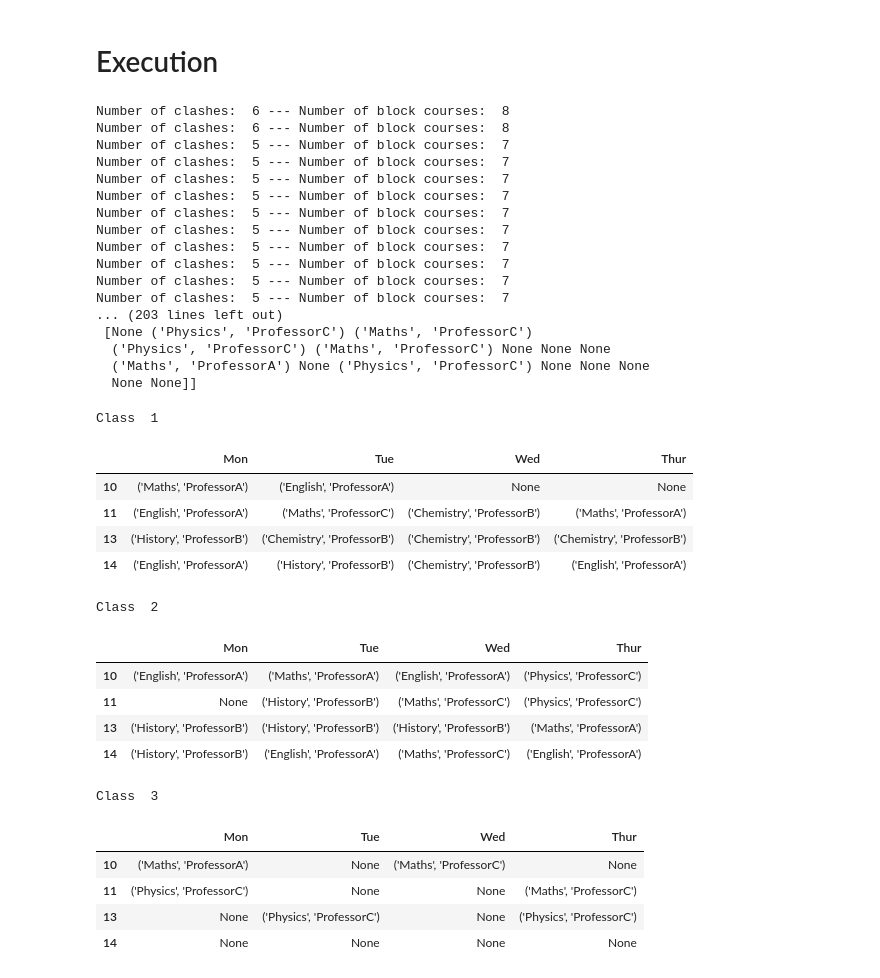
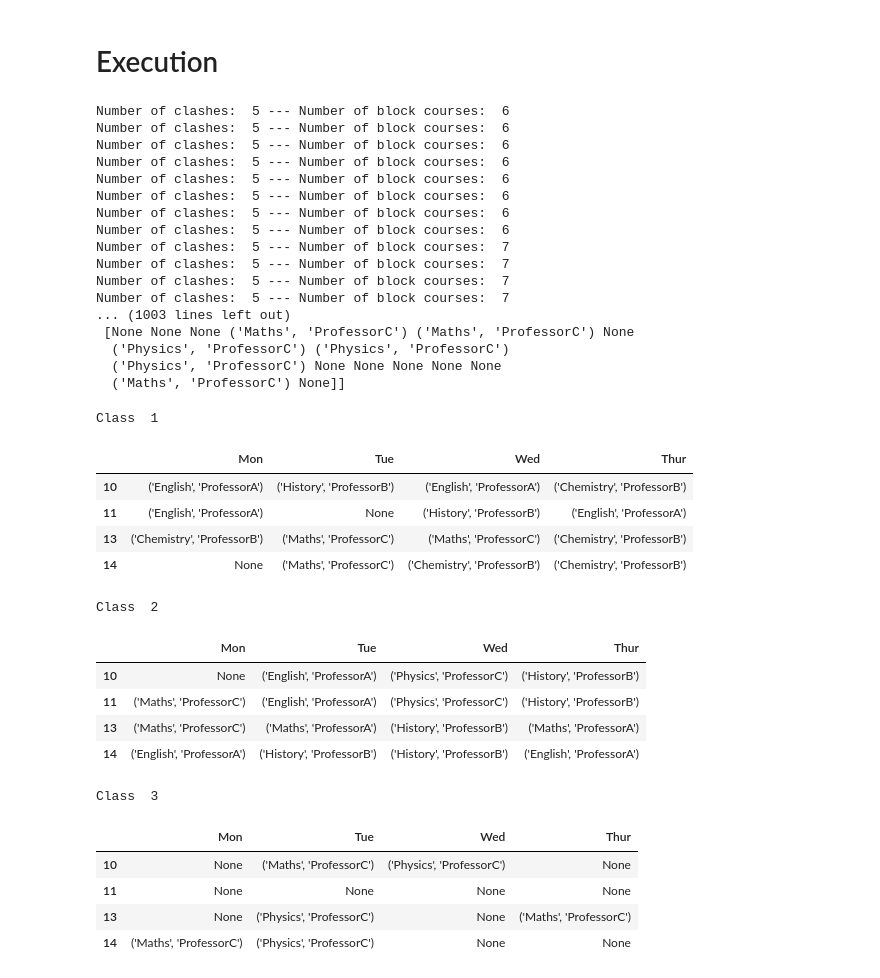
Before and after one commit to claredavies/ArtificialIntelligience, a Jupyter notebook: ComputationalIntelligienceAssignment2.ipynb, the cells around one changed output. Saved outputs shown, nothing was run; the diff lists cells and outputs as text; code cells hidden in the pictures.

```diff
--- a/ComputationalIntelligienceAssignment2.ipynb
+++ b/ComputationalIntelligienceAssignment2.ipynb
@@ -79,10 +79,12 @@ print(teacher_subject_array)
 # dictionary generated for convenience
 
 # random availability list
-aval_list = []
+aval_list = [True for _ in range(len(singleTimetable))]
 for i in range(len(singleTimetable)):
+  pass
   # Marti - This is potentially a really bad idea xd
-  aval_list.append(random.choice([True,False]))
+  #aval_list.append(random.choice([True,False]))
+
 
 teachers_dict = dict((t, {
                         'Avaliability' : aval_list,  # Maybe is just enought with the number of hours assignable per day
@@ -254,6 +256,12 @@ def calClashes(pop):
         if(pop[(j-1)][i] == pop[j][i]) or pop[(j-1)][i][1] == pop[j][i][1]: # check if we have the same class at the same time or one teacher is assigned in two classes at the same time
         #if(pop[(j-1)][i][1] == pop[j][i][1]): # Marti - Just check the teacher
             clash = clash + 1
+  for i in range(num_timetable_slots):
+    for j in range( num_classes):
+        if(pop[j][i] != None):
+            # If that teacher is not avaliable at that time
+            if(not(teachers_dict[pop[j][i][1]]['Avaliability'][i])):
+                clash = clash + 1
   return clash
 # %%
 def numOfBlockClass(schedules):
@@ -511,47 +519,47 @@ def topandas_schedule(output):
 # Execution
 # %%
 intial_population_size = 50
-num_generations = 200
+num_generations = 1000
 
 output = evolutionary_algo(class_subject_hours_dataframe, teacher_subject_dataframe, singleTimetable, intial_population_size, num_generations)
 # %% [output]
-Number of clashes:  6 --- Number of block courses:  8
-Number of clashes:  6 --- Number of block courses:  8
+Number of clashes:  5 --- Number of block courses:  6
+Number of clashes:  5 --- Number of block courses:  6
+Number of clashes:  5 --- Number of block courses:  6
+Number of clashes:  5 --- Number of block courses:  6
+Number of clashes:  5 --- Number of block courses:  6
+Number of clashes:  5 --- Number of block courses:  6
+Number of clashes:  5 --- Number of block courses:  6
+Number of clashes:  5 --- Number of block courses:  6
 Number of clashes:  5 --- Number of block courses:  7
 Number of clashes:  5 --- Number of block courses:  7
 Number of clashes:  5 --- Number of block courses:  7
 Number of clashes:  5 --- Number of block courses:  7
-Number of clashes:  5 --- Number of block courses:  7
-Number of clashes:  5 --- Number of block courses:  7
-Number of clashes:  5 --- Number of block courses:  7
-Number of clashes:  5 --- Number of block courses:  7
-Number of clashes:  5 --- Number of block courses:  7
-Number of clashes:  5 --- Number of block courses:  7
-... (203 lines left out)
- [None ('Physics', 'ProfessorC') ('Maths', 'ProfessorC')
-  ('Physics', 'ProfessorC') ('Maths', 'ProfessorC') None None None
-  ('Maths', 'ProfessorA') None ('Physics', 'ProfessorC') None None None
-  None None]]
+... (1003 lines left out)
+ [None None None ('Maths', 'ProfessorC') ('Maths', 'ProfessorC') None
+  ('Physics', 'ProfessorC') ('Physics', 'ProfessorC')
+  ('Physics', 'ProfessorC') None None None None None
+  ('Maths', 'ProfessorC') None]]
 # %%
-mutation(recombine(output, output),force=True)
+# mutation(recombine(output, output),force=True)
 
 topandas_schedule(output)
 # %% [output]
 Class  1
 |  | Mon | Tue | Wed | Thur |
-| 10 | ('Maths', 'ProfessorA') | ('English', 'ProfessorA') | None | None |
-| 11 | ('English', 'ProfessorA') | ('Maths', 'ProfessorC') | ('Chemistry', 'ProfessorB') | ('Maths', 'ProfessorA') |
-| 13 | ('History', 'ProfessorB') | ('Chemistry', 'ProfessorB') | ('Chemistry', 'ProfessorB') | ('Chemistry', 'ProfessorB') |
-| 14 | ('English', 'ProfessorA') | ('History', 'ProfessorB') | ('Chemistry', 'ProfessorB') | ('English', 'ProfessorA') |
+| 10 | ('English', 'ProfessorA') | ('History', 'ProfessorB') | ('English', 'ProfessorA') | ('Chemistry', 'ProfessorB') |
+| 11 | ('English', 'ProfessorA') | None | ('History', 'ProfessorB') | ('English', 'ProfessorA') |
+| 13 | ('Chemistry', 'ProfessorB') | ('Maths', 'ProfessorC') | ('Maths', 'ProfessorC') | ('Chemistry', 'ProfessorB') |
+| 14 | None | ('Maths', 'ProfessorC') | ('Chemistry', 'ProfessorB') | ('Chemistry', 'ProfessorB') |
 Class  2
 |  | Mon | Tue | Wed | Thur |
-| 10 | ('English', 'ProfessorA') | ('Maths', 'ProfessorA') | ('English', 'ProfessorA') | ('Physics', 'ProfessorC') |
-| 11 | None | ('History', 'ProfessorB') | ('Maths', 'ProfessorC') | ('Physics', 'ProfessorC') |
-| 13 | ('History', 'ProfessorB') | ('History', 'ProfessorB') | ('History', 'ProfessorB') | ('Maths', 'ProfessorA') |
-| 14 | ('History', 'ProfessorB') | ('English', 'ProfessorA') | ('Maths', 'ProfessorC') | ('English', 'ProfessorA') |
+| 10 | None | ('English', 'ProfessorA') | ('Physics', 'ProfessorC') | ('History', 'ProfessorB') |
+| 11 | ('Maths', 'ProfessorC') | ('English', 'ProfessorA') | ('Physics', 'ProfessorC') | ('History', 'ProfessorB') |
+| 13 | ('Maths', 'ProfessorC') | ('Maths', 'ProfessorA') | ('History', 'ProfessorB') | ('Maths', 'ProfessorA') |
+| 14 | ('English', 'ProfessorA') | ('History', 'ProfessorB') | ('History', 'ProfessorB') | ('English', 'ProfessorA') |
 Class  3
 |  | Mon | Tue | Wed | Thur |
-| 10 | ('Maths', 'ProfessorA') | None | ('Maths', 'ProfessorC') | None |
-| 11 | ('Physics', 'ProfessorC') | None | None | ('Maths', 'ProfessorC') |
-| 13 | None | ('Physics', 'ProfessorC') | None | ('Physics', 'ProfessorC') |
-| 14 | None | None | None | None |
+| 10 | None | ('Maths', 'ProfessorC') | ('Physics', 'ProfessorC') | None |
+| 11 | None | None | None | None |
+| 13 | None | ('Physics', 'ProfessorC') | None | ('Maths', 'ProfessorC') |
+| 14 | ('Maths', 'ProfessorC') | ('Physics', 'ProfessorC') | None | None |
```
Also changed, not shown: parts of 2 cells of this notebook.
